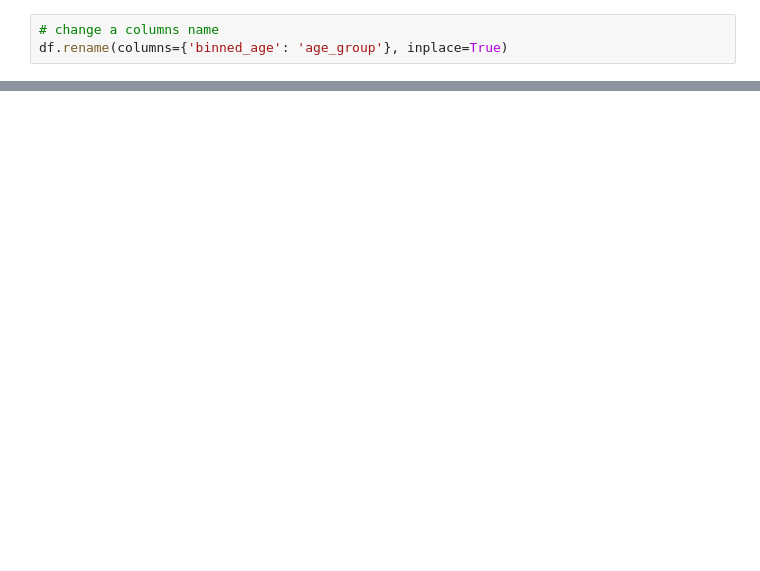
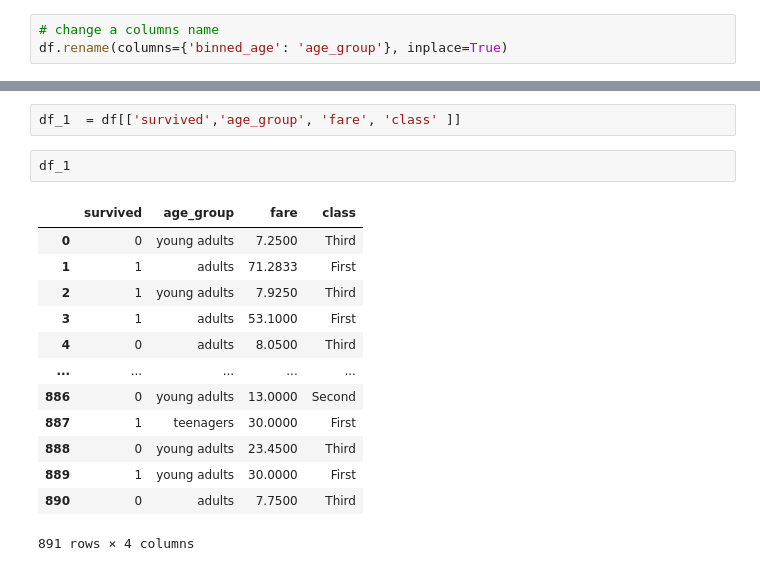
Before and after one commit to shahahmad-dev/exploratory-data-analysis, a Jupyter notebook: 01_pandas.ipynb, the cells around one changed output, grey strips where cells are left out. Cells and saved outputs as stored; diff of their text form; blank space fills up the shorter version.

Commit message:
Filter in two columns

```diff
--- a/01_pandas.ipynb
+++ b/01_pandas.ipynb
@@ -143,0 +461,18 @@ df.
+# %%
+df_1  = df[['survived','age_group', 'fare', 'class' ]]
+# %%
+df_1
+# %% [output]
+|  | survived | age_group | fare | class |
+| 0 | 0 | young adults | 7.2500 | Third |
+| 1 | 1 | adults | 71.2833 | First |
+| 2 | 1 | young adults | 7.9250 | Third |
+| 3 | 1 | adults | 53.1000 | First |
+| 4 | 0 | adults | 8.0500 | Third |
+| ... | ... | ... | ... | ... |
+| 886 | 0 | young adults | 13.0000 | Second |
+| 887 | 1 | teenagers | 30.0000 | First |
+| 888 | 0 | young adults | 23.4500 | Third |
+| 889 | 1 | young adults | 30.0000 | First |
+| 890 | 0 | adults | 7.7500 | Third |
+891 rows × 4 columns
```
Also changed, not shown: parts of 51 cells of this notebook.
